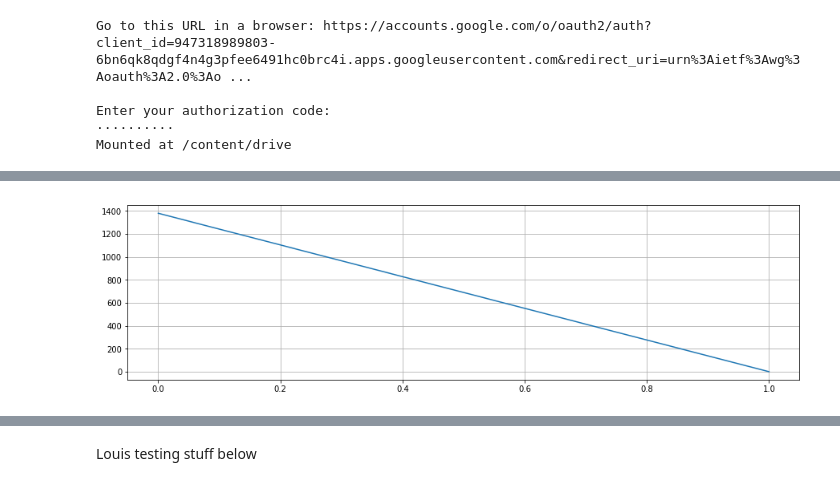
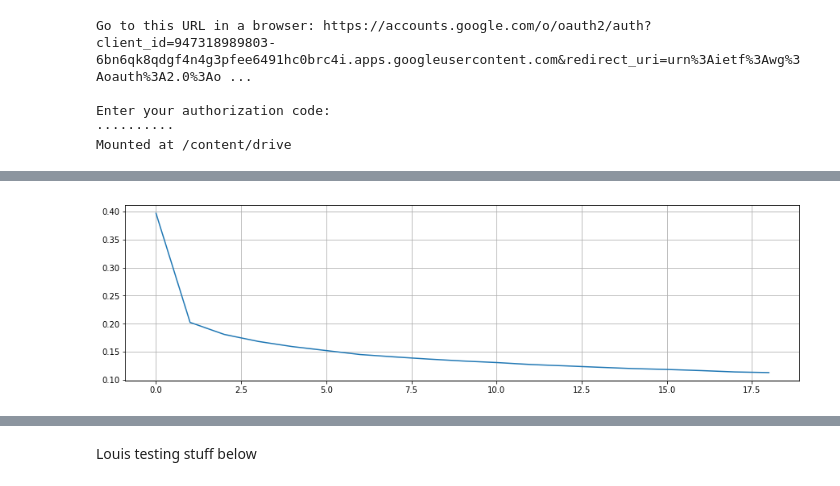
Before and after one commit to desultir/SolrXLSXResponseWriter, a Jupyter notebook: MNN.ipynb, the cells around one changed output, grey strips where cells are left out. Drawn from its saved outputs; the diff is of its cells as text; code cells hidden in the pictures.

Commit message:
batch norm step 1

```diff
--- a/MNN.ipynb
+++ b/MNN.ipynb
@@ -218,8 +218,12 @@ class Activation(object):
 
     def softmax(self, x):
         # apply max normalization to avoid overflow
-        x_norm = (x.T - np.max(x, axis=1)).T
-        return softmax(x_norm, axis=1)
+        if len(x.shape) > 1:
+          x_norm = (x.T - np.max(x, axis=1)).T
+          return softmax(x_norm, axis=1)
+        else:
+          x_norm = x - np.max(x)
+          return softmax(x_norm)
 
     def softmax_deriv(self, a):
         return np.ones(a.shape)
@@ -545,7 +730,7 @@ procdata = np.copy(data)
 preprocess(procdata, 'zscore')
 
 #split data
-train, train_target, validate, validate_target = split(data, label)
+train, train_target, validate, validate_target = split(procdata, label)
 #one hot encode targets
 train_target = OHE(train_target, 10)
 validate_target = OHE(validate_target, 10)
@@ -554,9 +739,10 @@ relu = True
 if second_layer:
   nn = MLP([128,60,30,10], [None,'logistic','logistic','tanh'])
 elif relu:
-  nn = MLP([128,60,10, 10], [None, 'relu', 'relu', 'softmax'], False)
+  nn = MLP([128,60,10, 10], [None, 'relu','relu', 'softmax'])
+  #nn.set_early_stopping(validate, validate_target, 10)
   start = time.time()
-  MSE = nn.fit_mb(train, train_target, learning_rate=0.01, epochs=500, mini_batch_size=32)
+  MSE = nn.fit_mb(train, train_target, learning_rate=0.001, epochs=20, mini_batch_size=32)
   print("{}s to train".format(time.time() - start))
 else:
   nn = MLP([128,60,10], [None,'logistic','tanh'], init_uniform=False, weight_decay=0.5)
@@ -570,6 +756,6 @@ loss:0.900421
 # %%
 pl.figure(figsize=(15,4))
-pl.plot(MSE[:2])
+pl.plot(MSE)
 pl.grid()
 # %% [output]
-[figure, old version]
+[figure, new version]
```
Also changed, not shown: parts of 19 cells of this notebook.
